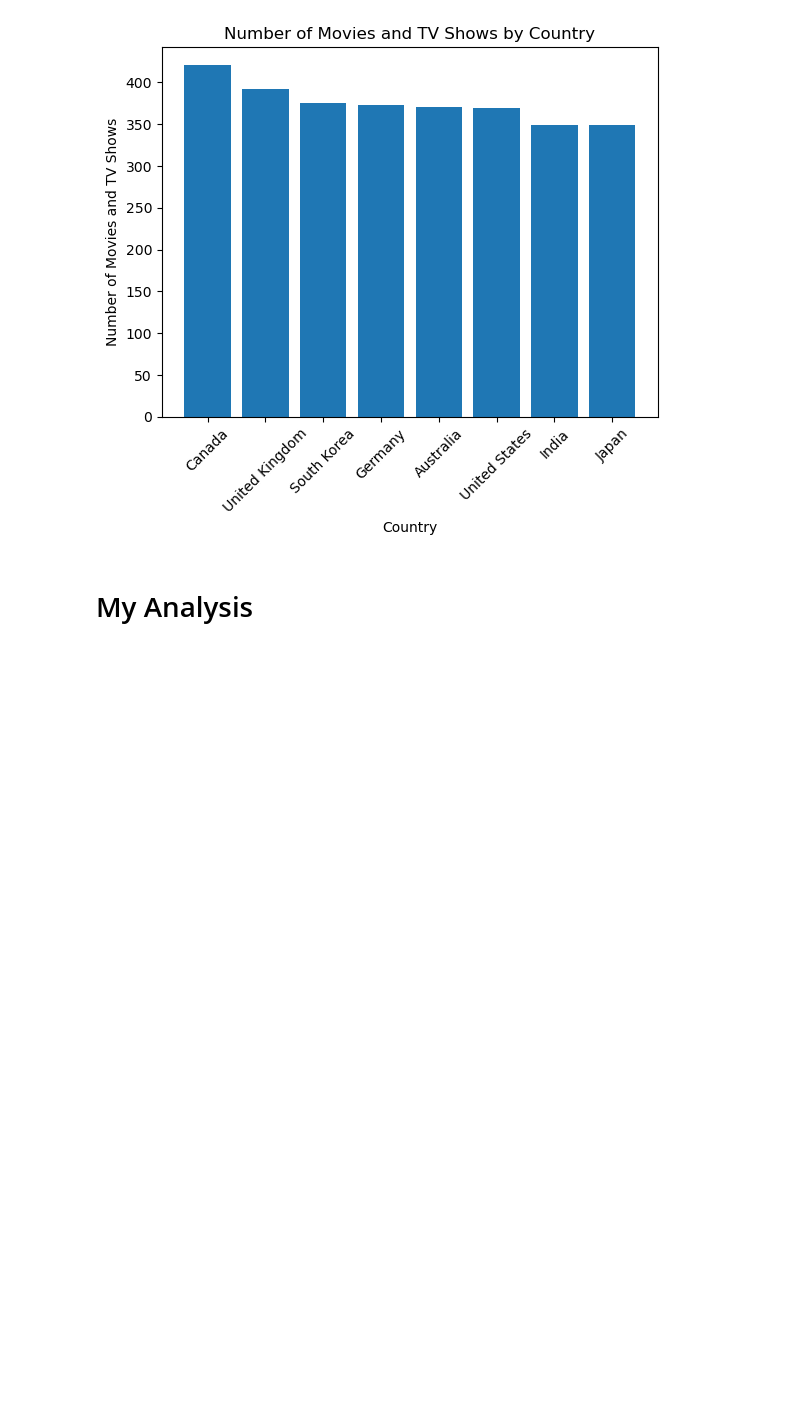
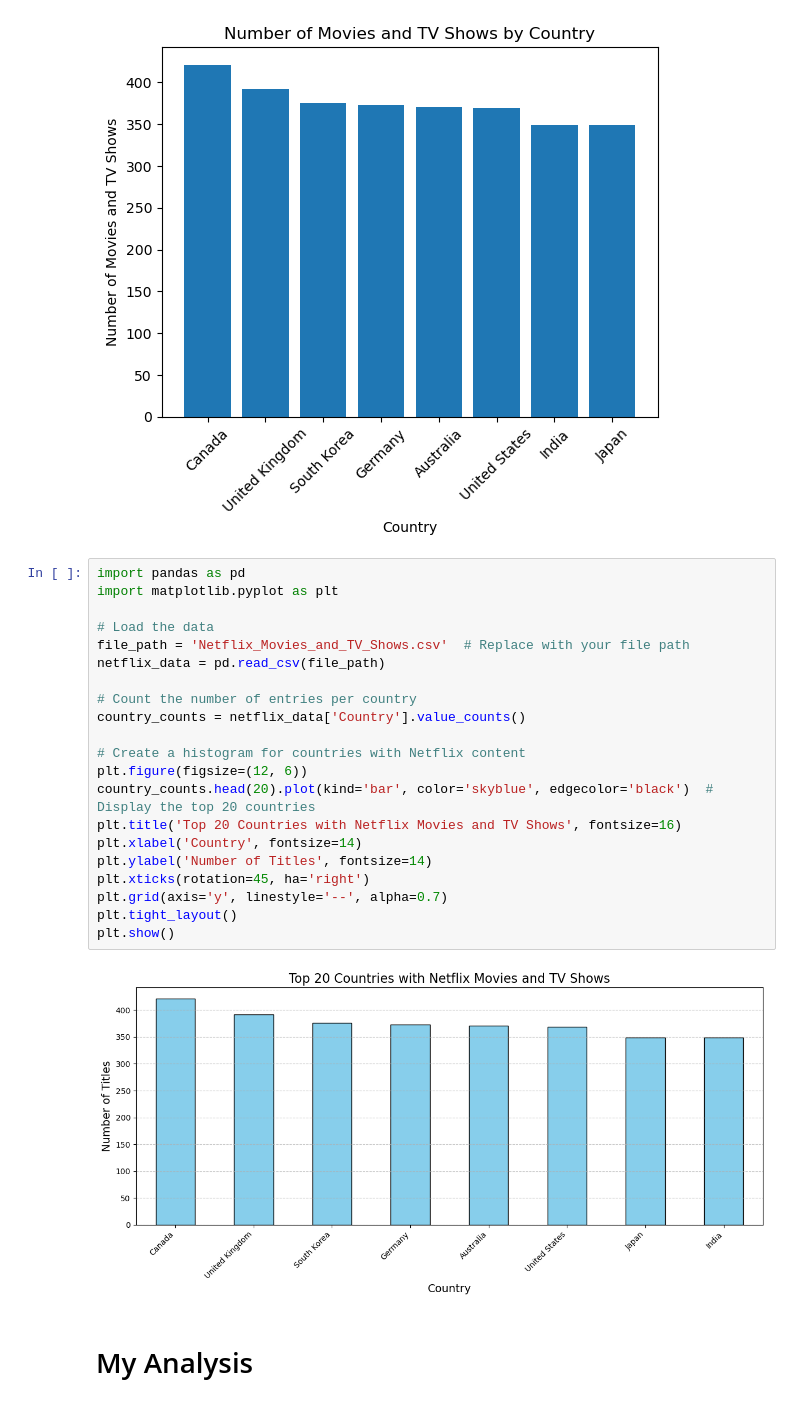
Before and after one commit to Harris-21/AI, a Jupyter notebook: Semester 1/semester final/Final+Project+Template.ipynb, the cells around one changed output. Drawn from its saved outputs; the diff is of its cells as text; blank space fills up the shorter version.

```diff
--- a/Semester 1/semester final/Final+Project+Template.ipynb
+++ b/Semester 1/semester final/Final+Project+Template.ipynb
@@ -255,6 +82,29 @@ plt.xticks(rotation=45)
 plt.show()
 # %% [output]
 [figure]
+# %%
+import pandas as pd
+import matplotlib.pyplot as plt
+
+# Load the data
+file_path = 'Netflix_Movies_and_TV_Shows.csv'  # Replace with your file path
+netflix_data = pd.read_csv(file_path)
+
+# Count the number of entries per country
+country_counts = netflix_data['Country'].value_counts()
+
+# Create a histogram for countries with Netflix content
+plt.figure(figsize=(12, 6))
+country_counts.head(20).plot(kind='bar', color='skyblue', edgecolor='black')  # Display the top 20 countries
+plt.title('Top 20 Countries with Netflix Movies and TV Shows', fontsize=16)
+plt.xlabel('Country', fontsize=14)
+plt.ylabel('Number of Titles', fontsize=14)
+plt.xticks(rotation=45, ha='right')
+plt.grid(axis='y', linestyle='--', alpha=0.7)
+plt.tight_layout()
+plt.show()
+# %% [output]
+[figure, added]
 # %% [markdown]
 # My Analysis
 # %% [markdown]
```
Also changed, not shown: parts of 24 cells of this notebook.
